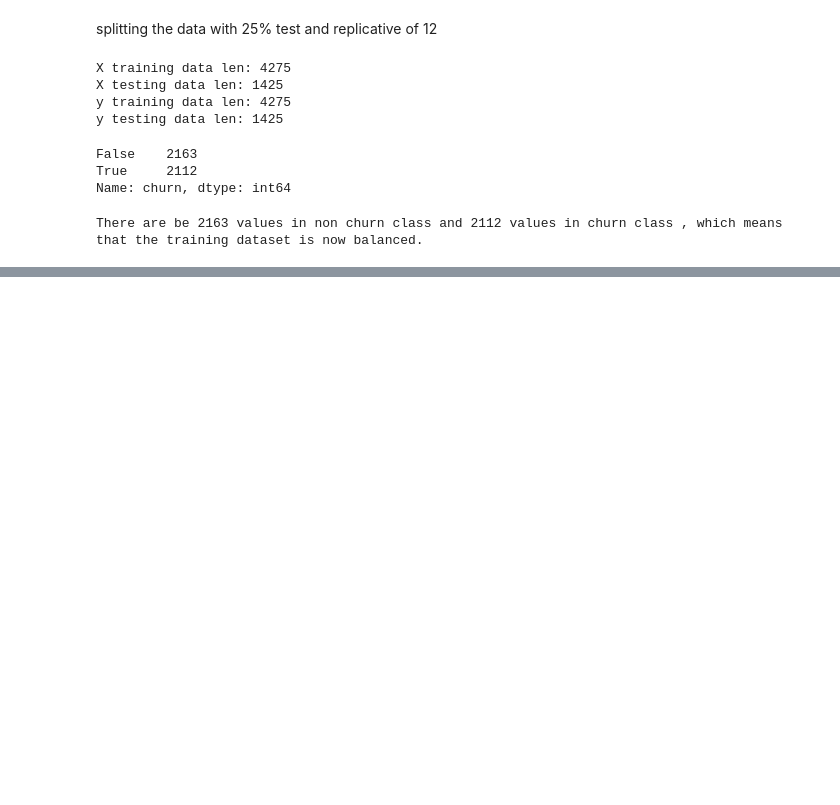
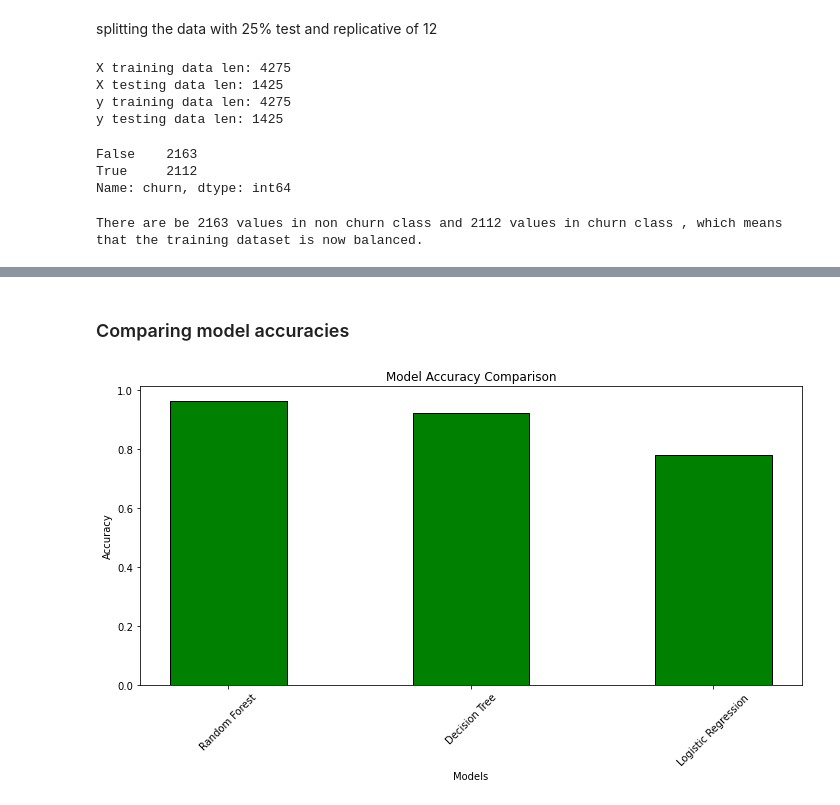
Before and after one commit to ann-mw/phase-3-project, a Jupyter notebook: Untitled.ipynb, the cells around one changed output, grey strips where cells are left out. Drawn from its saved outputs; the diff is of its cells as text; code cells hidden in the pictures; blank space fills up the shorter version.

```diff
--- a/Untitled.ipynb
+++ b/Untitled.ipynb
@@ -538,4 +407,0 @@ random forest
-# %%
-from sklearn.ensemble import RandomForestClassifier
-randomf = RandomForestClassifier(random_state=12)
-randomf.fit(X_train_scaled_df, y_train)
@@ -653,5 +407,0 @@ re running the  model
-# %%
-X_train_scaled_df_rf = X_train_scaled_df[selected_features]
-X_test_scaled_df_rf = X_test_scaled_df[selected_features]
-randomf1 = RandomForestClassifier(random_state=12)
-randomf1.fit(X_train_scaled_df_rf, y_train)
@@ -897,0 +607,32 @@ weighted avg       0.92      0.92      0.92      1425
+# %% [markdown]
+### Comparing model accuracies
+# %%
+# Compare accuracies
+models = ['Logistic Regression', 'Random Forest', 'Decision Tree']
+accuracies = {
+    'Logistic Regression': accuracy_lr,
+    'Random Forest': accuracy_rf,
+    'Decision Tree': accuracy_dt
+}
+
+# Sort accuracies in descending order
+sorted_models = sorted(accuracies.items(), key=lambda x: x[1], reverse=True)
+models_sorted, accuracies_sorted = zip(*sorted_models)
+
+# Create bar chart
+plt.figure(figsize=(10, 6))
+bar_width = 0.48
+index = range(len(models_sorted))
+
+plt.bar(index, accuracies_sorted, bar_width,
+        color='green',
+        edgecolor='black')
+
+plt.xticks(index, models_sorted, rotation=45)
+plt.title('Model Accuracy Comparison')
+plt.xlabel('Models')
+plt.ylabel('Accuracy')
+plt.tight_layout()
+plt.show()
+# %% [output]
+[figure, added]
```
Also changed, not shown: parts of 92 cells of this notebook.
